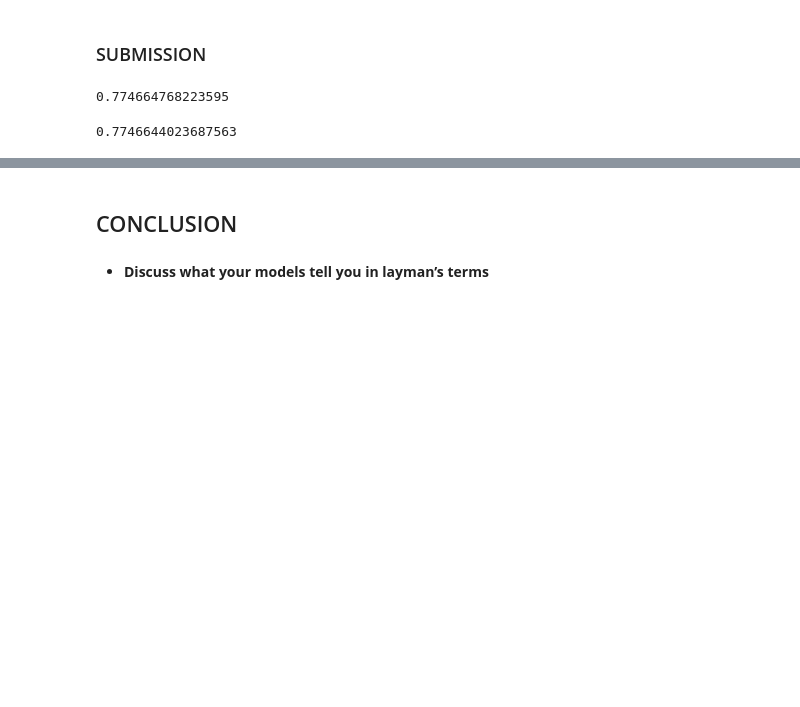
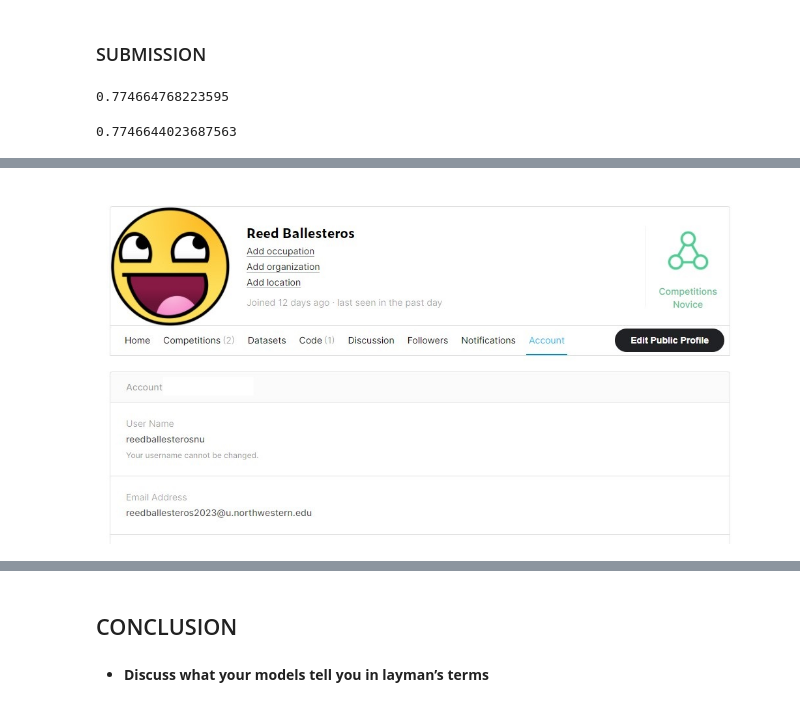
Before and after one commit to ReedBallesterosNU/MSDS-422-DL-Practical-Machine-Learning, a Jupyter notebook: Module-02/Assignment-01/Module 2 Assignment 01 - House Prices - Advanced Regression Techniques EDA (Kaggle).ipynb, the cells around one changed output, grey strips where cells are left out. Cells and saved outputs as stored; diff of their text form; code cells hidden in the pictures; blank space fills up the shorter version.

```diff
--- a/Module-02/Assignment-01/Module 2 Assignment 01 - House Prices - Advanced Regression Techniques EDA (Kaggle).ipynb
+++ b/Module-02/Assignment-01/Module 2 Assignment 01 - House Prices - Advanced Regression Techniques EDA (Kaggle).ipynb
@@ -1592,0 +1589,4 @@ https://www.kaggle.com/reedballesterosnu
+# %%
+Image(filename="image2.jpg")
+# %% [output]
+[figure, added]
```
Also changed, not shown: parts of 5 cells of this notebook.
